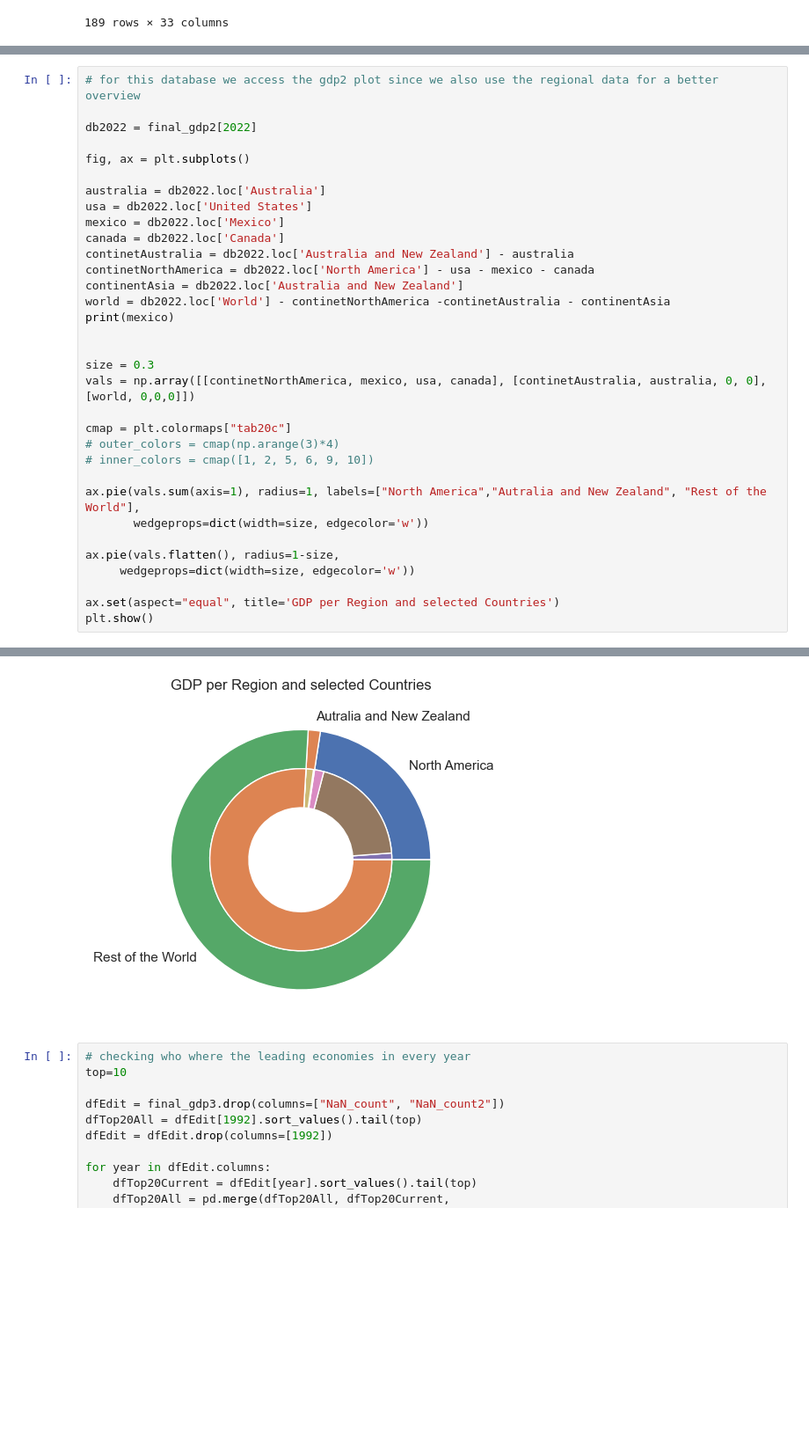
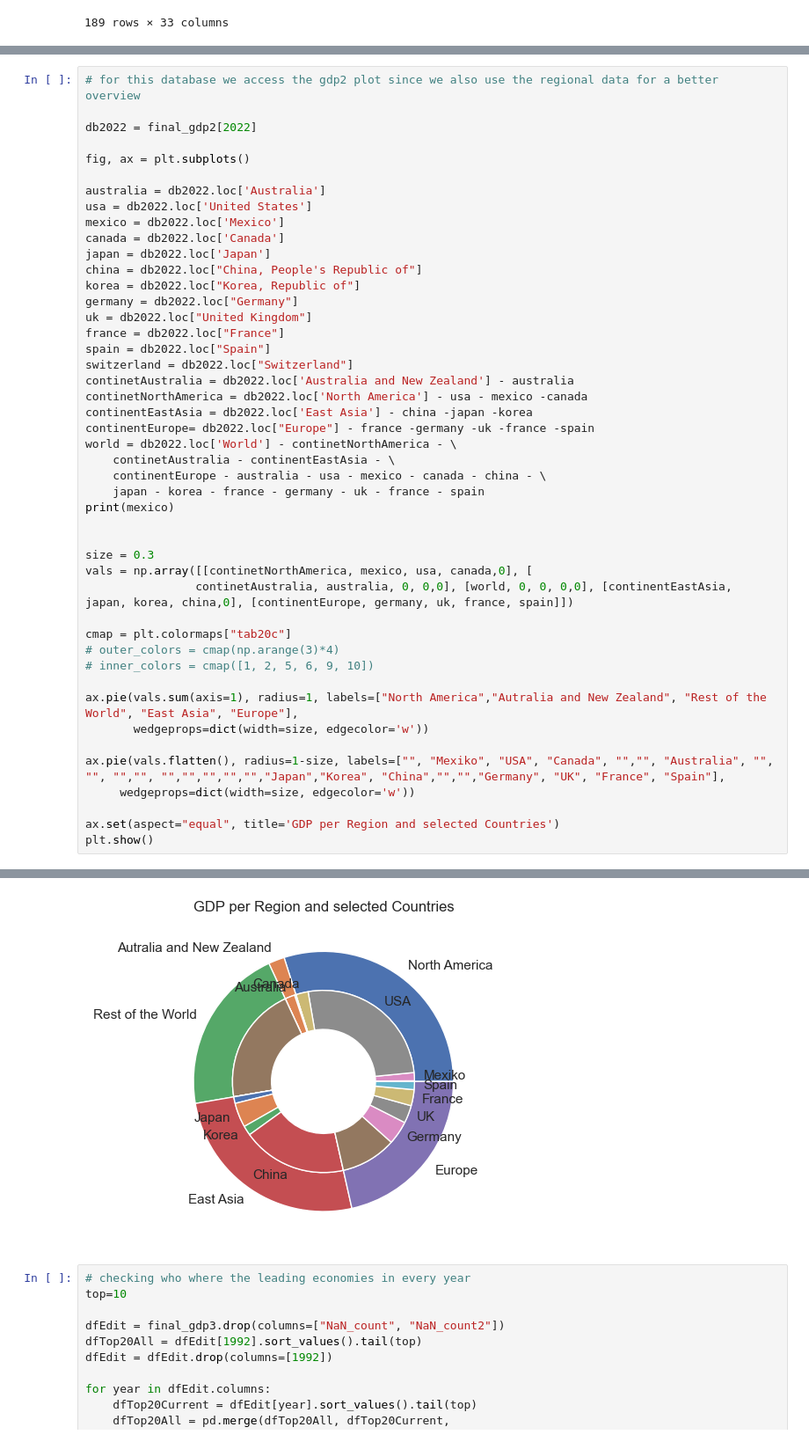
Before and after one commit to Monsieur-Bandana/data_science_clockmann, a Jupyter notebook: ClassProject2207 (1).ipynb, the cells around one changed output, grey strips where cells are left out. Shown at 88% size. Drawn from its saved outputs; the diff is of its cells as text; blank space fills up the shorter version.

```diff
--- a/ClassProject2207 (1).ipynb
+++ b/ClassProject2207 (1).ipynb
@@ -173,39 +232,52 @@ plt.bar(y.index,y)
 # %%
 # for this database we access the gdp2 plot since we also use the regional data for a better overview
 
 db2022 = final_gdp2[2022]
 
 fig, ax = plt.subplots()
 
 australia = db2022.loc['Australia']
 usa = db2022.loc['United States']
 mexico = db2022.loc['Mexico']
 canada = db2022.loc['Canada']
+japan = db2022.loc['Japan']
+china = db2022.loc["China, People's Republic of"]
+korea = db2022.loc["Korea, Republic of"]
+germany = db2022.loc["Germany"]
+uk = db2022.loc["United Kingdom"]
+france = db2022.loc["France"]
+spain = db2022.loc["Spain"]
+switzerland = db2022.loc["Switzerland"]
 continetAustralia = db2022.loc['Australia and New Zealand'] - australia
-continetNorthAmerica = db2022.loc['North America'] - usa - mexico - canada
-continentAsia = db2022.loc['Australia and New Zealand']
-world = db2022.loc['World'] - continetNorthAmerica -continetAustralia - continentAsia
+continetNorthAmerica = db2022.loc['North America'] - usa - mexico -canada
+continentEastAsia = db2022.loc['East Asia'] - china -japan -korea
+continentEurope= db2022.loc["Europe"] - france -germany -uk -france -spain
+world = db2022.loc['World'] - continetNorthAmerica - \
+    continetAustralia - continentEastAsia - \
+    continentEurope - australia - usa - mexico - canada - china - \
+    japan - korea - france - germany - uk - france - spain
 print(mexico)
 
 
 size = 0.3
-vals = np.array([[continetNorthAmerica, mexico, usa, canada], [continetAustralia, australia, 0, 0], [world, 0,0,0]])
+vals = np.array([[continetNorthAmerica, mexico, usa, canada,0], [
+                continetAustralia, australia, 0, 0,0], [world, 0, 0, 0,0], [continentEastAsia, japan, korea, china,0], [continentEurope, germany, uk, france, spain]])
 
 cmap = plt.colormaps["tab20c"]
 # outer_colors = cmap(np.arange(3)*4)
 # inner_colors = cmap([1, 2, 5, 6, 9, 10])
 
-ax.pie(vals.sum(axis=1), radius=1, labels=["North America","Autralia and New Zealand", "Rest of the World"],
+ax.pie(vals.sum(axis=1), radius=1, labels=["North America","Autralia and New Zealand", "Rest of the World", "East Asia", "Europe"],
        wedgeprops=dict(width=size, edgecolor='w'))
 
-ax.pie(vals.flatten(), radius=1-size,
+ax.pie(vals.flatten(), radius=1-size, labels=["", "Mexiko", "USA", "Canada", "","", "Australia", "", "", "","", "","","","","","Japan","Korea", "China","","","Germany", "UK", "France", "Spain"],
      wedgeprops=dict(width=size, edgecolor='w'))
 
 ax.set(aspect="equal", title='GDP per Region and selected Countries')
 plt.show()
 # %% [output]
 1414.101
-[figure, old version]
+[figure, new version]
 # %%
 # checking who where the leading economies in every year
 top=10
```
Also changed, not shown: parts of 3 cells of this notebook, 1 other file.
